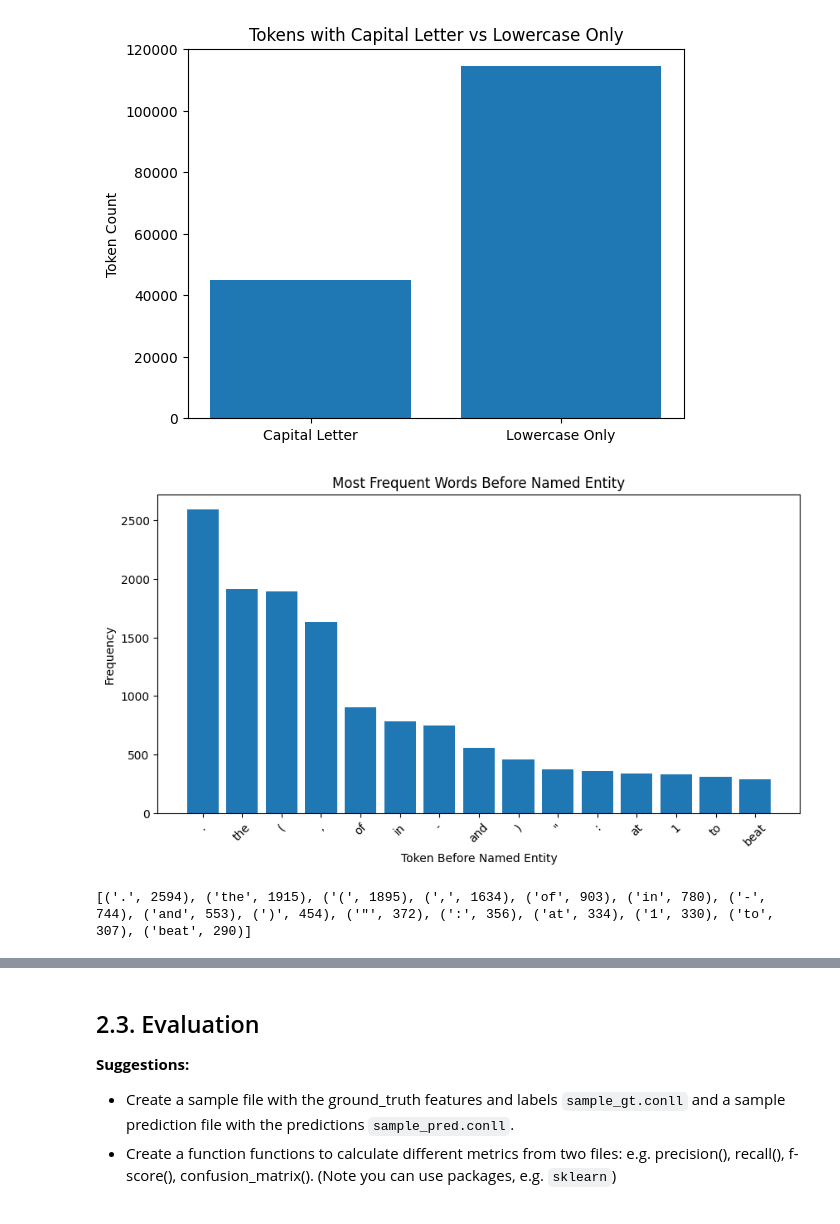
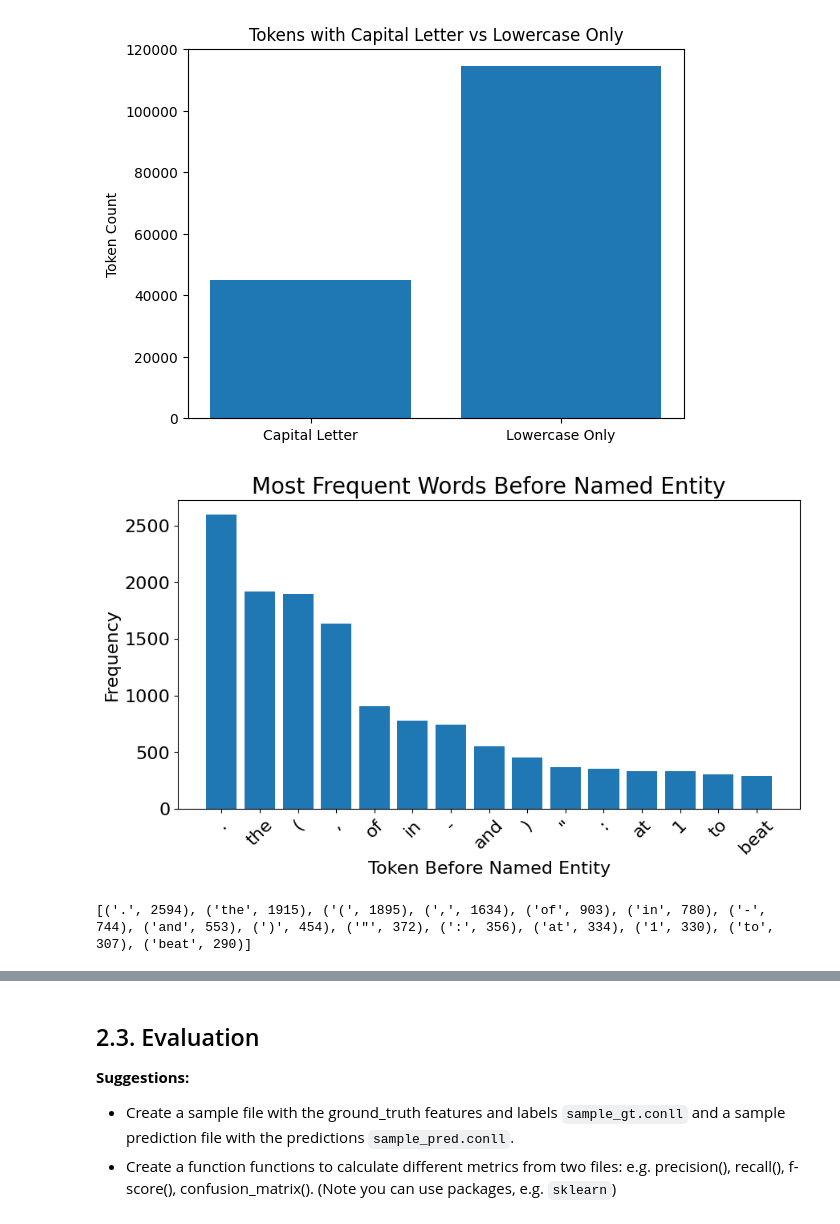
Before and after one commit to v0807/ma-ml4nlp-labs, a Jupyter notebook: code/assignment1/basic_system.ipynb, the cells around one changed output, grey strips where cells are left out. Cells and saved outputs as stored; diff of their text form; code cells hidden in the pictures.

```diff
--- a/code/assignment1/basic_system.ipynb
+++ b/code/assignment1/basic_system.ipynb
@@ -164,24 +167,25 @@ plt.show()
 # %%
 # Find most frequent words before a named entity (not 'O')
 prev_tokens = []
 for idx in range(1, len(targets)):
     if targets[idx] != 'O':
         prev_tokens.append(data[idx-1]['token'].lower())
 
 prev_counter = Counter(prev_tokens)
 most_common_prev = prev_counter.most_common(15)
 
 tokens, counts = zip(*most_common_prev)
 plt.figure(figsize=(10, 5))
 plt.bar(tokens, counts)
-plt.xlabel('Token Before Named Entity')
-plt.ylabel('Frequency')
-plt.title('Most Frequent Words Before Named Entity')
-plt.xticks(rotation=45)
+plt.xlabel('Token Before Named Entity', fontsize=16)
+plt.ylabel('Frequency', fontsize=16)
+plt.title('Most Frequent Words Before Named Entity', fontsize=20)
+plt.xticks(rotation=45, fontsize=16)
+plt.yticks(fontsize=16)
 plt.show()
 print(most_common_prev)
 # %% [output]
-[figure, old version]
+[figure, new version]
 [('.', 2594), ('the', 1915), ('(', 1895), (',', 1634), ('of', 903), ('in', 780), ('-', 744), ('and', 553), (')', 454), ('"', 372), (':', 356), ('at', 334), ('1', 330), ('to', 307), ('beat', 290)]
 # %%
 # Find most frequent words after a named entity (not 'O')
```
Also changed, not shown: parts of 9 cells of this notebook, 24 other files.
